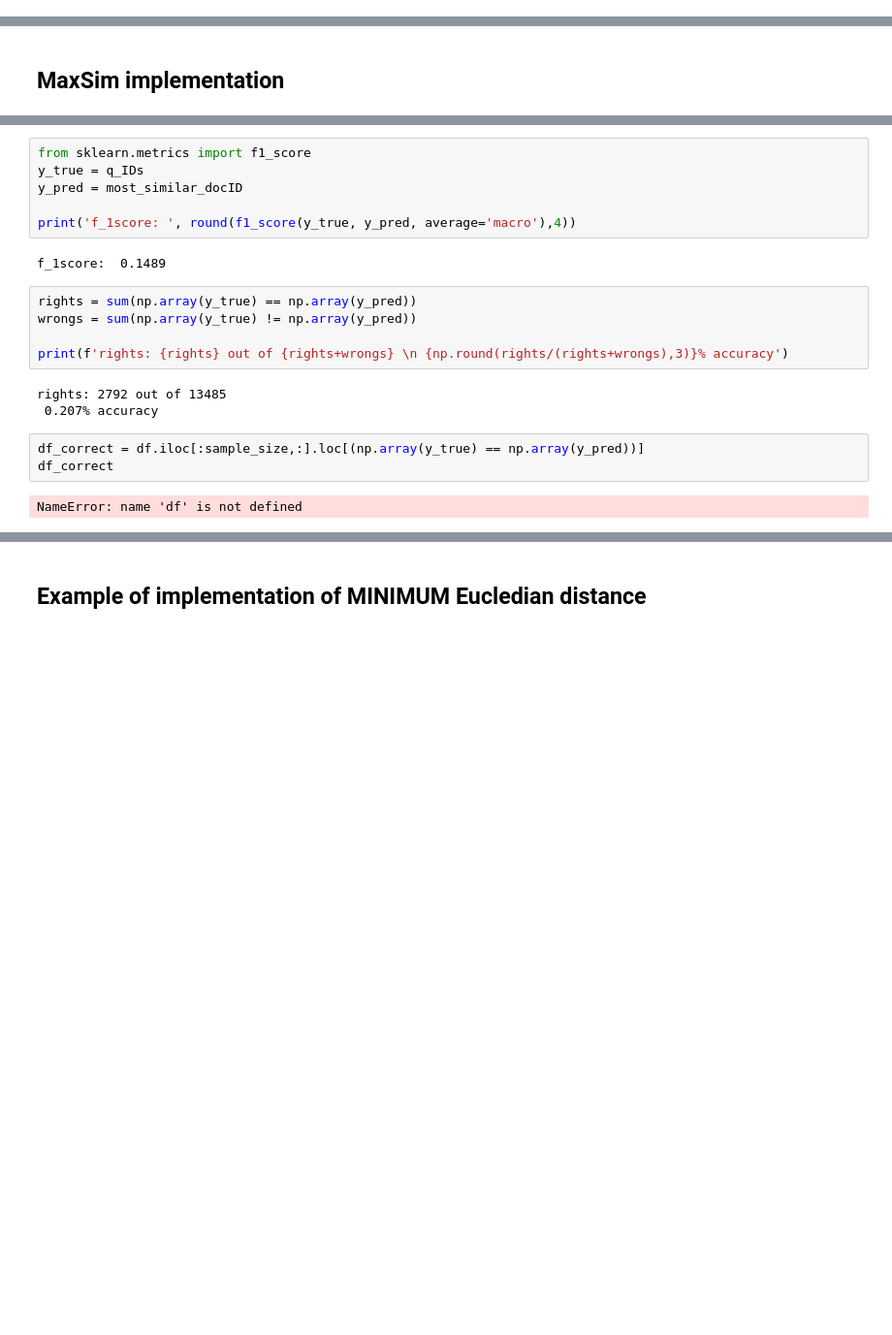
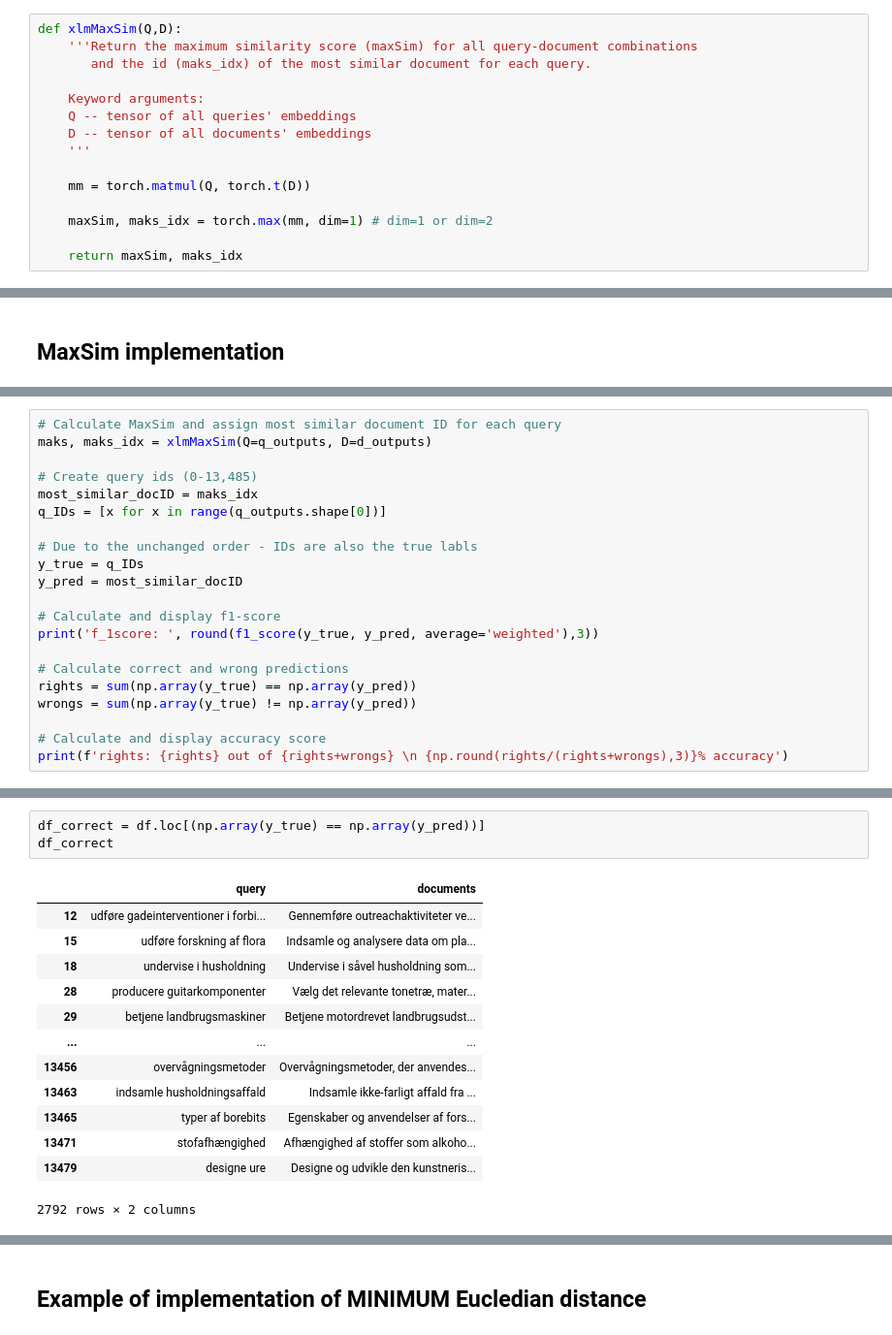
Before and after one commit to MartinBA741/SkillsColBERT, a Jupyter notebook: predict_colbert_XLM.ipynb, the cells around one changed output, grey strips where cells are left out. Shown at 97% size. Cells and saved outputs as stored; diff of their text form; blank space fills up the shorter version.

```diff
--- a/predict_colbert_XLM.ipynb
+++ b/predict_colbert_XLM.ipynb
@@ -215,0 +122,15 @@ def MinEuc(q, D):
+# %%
+def xlmMaxSim(Q,D):
+    '''Return the maximum similarity score (maxSim) for all query-document combinations
+       and the id (maks_idx) of the most similar document for each query.
+
+    Keyword arguments:
+    Q -- tensor of all queries' embeddings
+    D -- tensor of all documents' embeddings
+    '''
+
+    mm = torch.matmul(Q, torch.t(D))
+
+    maxSim, maks_idx = torch.max(mm, dim=1) # dim=1 or dim=2
+
+    return maxSim, maks_idx
@@ -244,0 +155,21 @@ for q_no in tqdm(range(sample_size)):
+# %%
+# Calculate MaxSim and assign most similar document ID for each query
+maks, maks_idx = xlmMaxSim(Q=q_outputs, D=d_outputs)
+
+# Create query ids (0-13,485)
+most_similar_docID = maks_idx
+q_IDs = [x for x in range(q_outputs.shape[0])]
+
+# Due to the unchanged order - IDs are also the true labls
+y_true = q_IDs
+y_pred = most_similar_docID
+
+# Calculate and display f1-score
+print('f_1score: ', round(f1_score(y_true, y_pred, average='weighted'),3))
+
+# Calculate correct and wrong predictions
+rights = sum(np.array(y_true) == np.array(y_pred))
+wrongs = sum(np.array(y_true) != np.array(y_pred))
+
+# Calculate and display accuracy score
+print(f'rights: {rights} out of {rights+wrongs} \n {np.round(rights/(rights+wrongs),3)}% accuracy')
@@ -261,24 +197,20 @@ plt.ylabel('Predicted doc ID ')
 plt.show()
 # %% [output]
 [figure]
-# %%
-from sklearn.metrics import f1_score
-y_true = q_IDs
-y_pred = most_similar_docID
-
-print('f_1score: ', round(f1_score(y_true, y_pred, average='macro'),4))
-# %% [output]
-f_1score:  0.1489
-# %%
-rights = sum(np.array(y_true) == np.array(y_pred))
-wrongs = sum(np.array(y_true) != np.array(y_pred))
-
-print(f'rights: {rights} out of {rights+wrongs} \n {np.round(rights/(rights+wrongs),3)}% accuracy')
-# %% [output]
-rights: 2792 out of 13485
- 0.207% accuracy
 # %%
-df_correct = df.iloc[:sample_size,:].loc[(np.array(y_true) == np.array(y_pred))]
+df_correct = df.loc[(np.array(y_true) == np.array(y_pred))]
 df_correct
 # %% [output]
+|  | query | documents |
+| 12 | udføre gadeinterventioner i forbi... | Gennemføre outreachaktiviteter ve... |
+| 15 | udføre forskning af flora | Indsamle og analysere data om pla... |
+| 18 | undervise i husholdning | Undervise i såvel husholdning som... |
+| 28 | producere guitarkomponenter | Vælg det relevante tonetræ, mater... |
+| 29 | betjene landbrugsmaskiner | Betjene motordrevet landbrugsudst... |
+| ... | ... | ... |
+| 13456 | overvågningsmetoder | Overvågningsmetoder, der anvendes... |
+| 13463 | indsamle husholdningsaffald | Indsamle ikke-farligt affald fra ... |
+| 13465 | typer af borebits | Egenskaber og anvendelser af fors... |
+| 13471 | stofafhængighed | Afhængighed af stoffer som alkoho... |
+| 13479 | designe ure | Designe og udvikle den kunstneris... |
-NameError: name 'df' is not defined
+2792 rows × 2 columns
```
Also changed, not shown: parts of 25 cells of this notebook.
